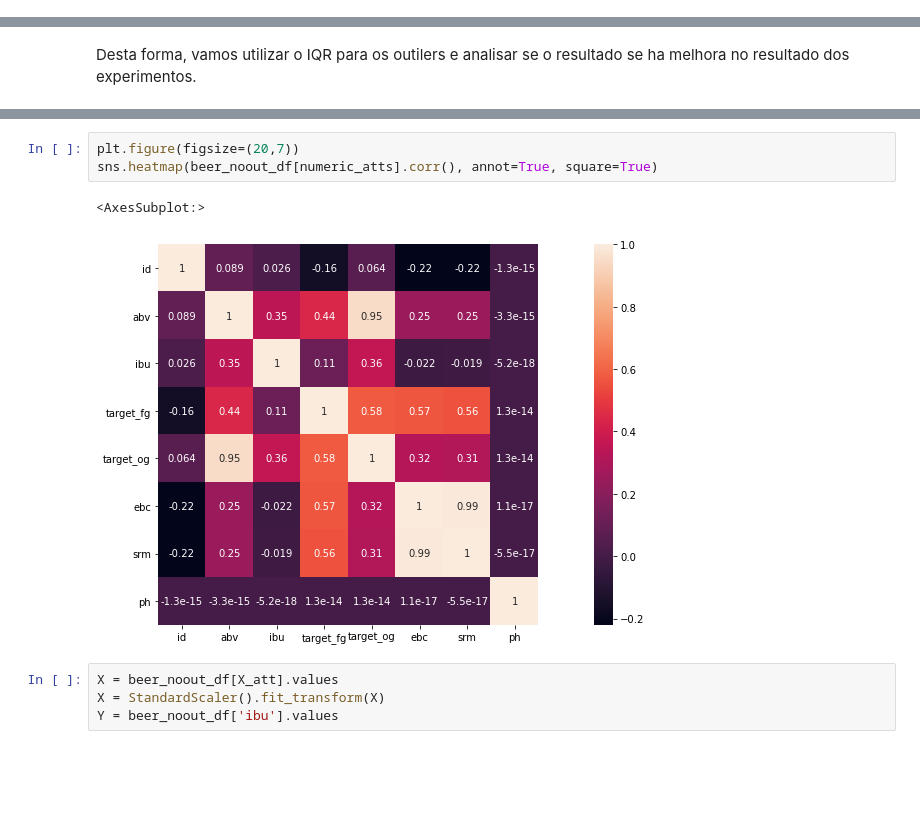
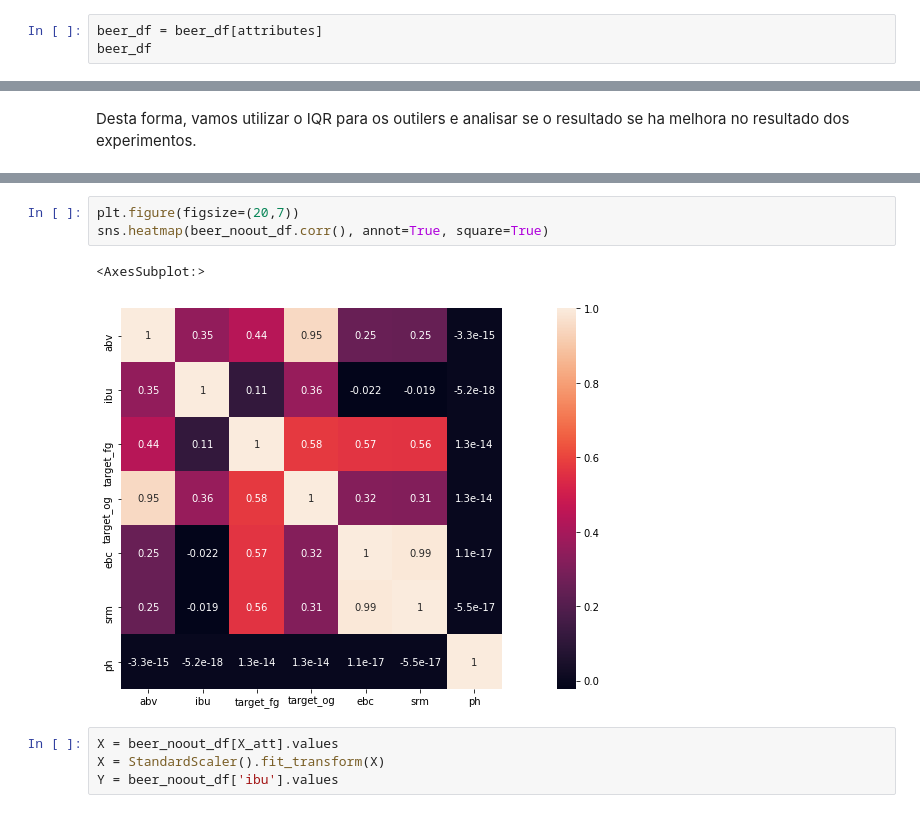
Before and after one commit to arthurbatista/punk_ml, a Jupyter notebook: ml_punk_redshift.ipynb, the cells around one changed output, grey strips where cells are left out. Drawn from its saved outputs; the diff is of its cells as text; blank space fills up the shorter version.

```diff
--- a/ml_punk_redshift.ipynb
+++ b/ml_punk_redshift.ipynb
@@ -149,3 +156,6 @@ beer_df
 | 323 | 324 | Fools Gold Dortmunder Lager | 5.6 | 32.0 | 1009.0 | 1052.0 | 11.0 | 6.0 | 4.2 |
 | 324 | 325 | Zipcode | 5.0 | 37.0 | 1006.0 | 1044.0 | 5.0 | 3.0 | 4.4 |
 325 rows × 9 columns
+# %%
+beer_df = beer_df[attributes]
+beer_df
@@ -404,10 +411,10 @@ pp = sns.pairplot(data=beer_noout_df,
 [figure]
 # %%
 plt.figure(figsize=(20,7))
-sns.heatmap(beer_noout_df[numeric_atts].corr(), annot=True, square=True)
+sns.heatmap(beer_noout_df.corr(), annot=True, square=True)
 # %% [output]
 <AxesSubplot:>
-[figure, old version]
+[figure, new version]
 # %%
 X = beer_noout_df[X_att].values
 X = StandardScaler().fit_transform(X)
```
Also changed, not shown: parts of 49 cells of this notebook.
